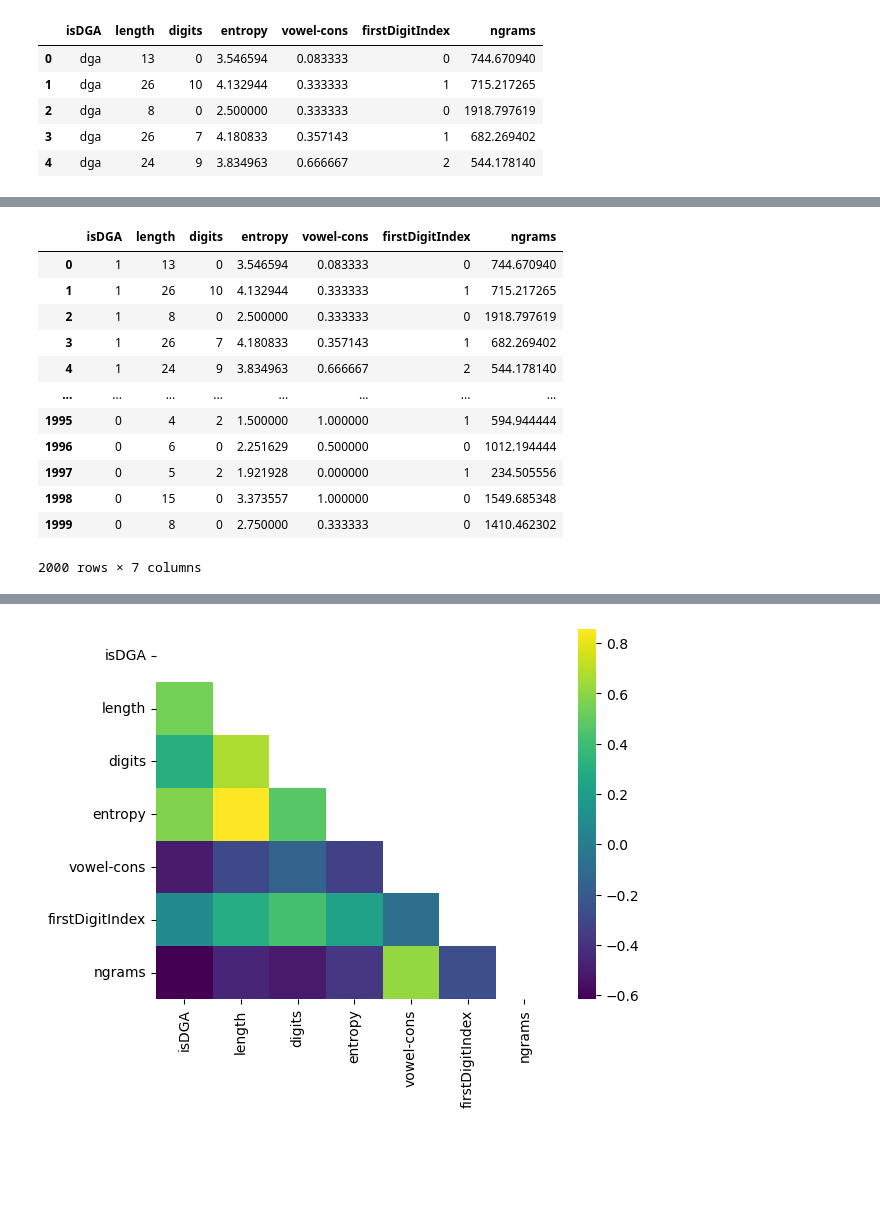
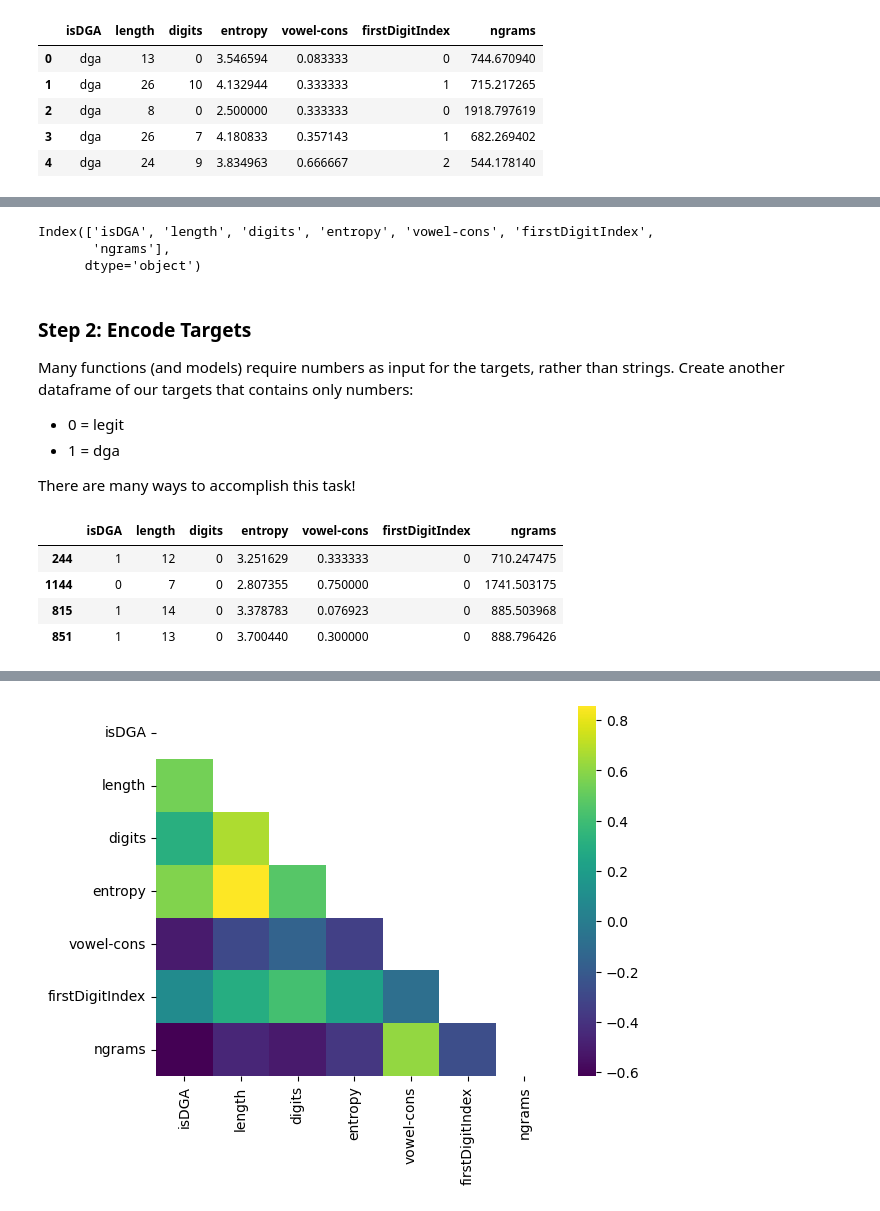
Before and after one commit to gtkcyber/ads_blackhat_2025, a Jupyter notebook: answers/Worksheet 4.0 - Feature Engineering - Answers.ipynb, the cells around one changed output, grey strips where cells are left out. Drawn from its saved outputs; the diff is of its cells as text; code cells hidden in the pictures; blank space fills up the shorter version.

```diff
--- a/answers/Worksheet 4.0 - Feature Engineering - Answers.ipynb
+++ b/answers/Worksheet 4.0 - Feature Engineering - Answers.ipynb
@@ -320,22 +333,28 @@ First we will compute a correlation matrix to see how correlated each feature is
+# %%
+# get a look at the names of all our columns
+df_final.columns
+# %% [output]
+Index(['isDGA', 'length', 'digits', 'entropy', 'vowel-cons', 'firstDigitIndex',
+       'ngrams'],
+      dtype='object')
 # %%
 feature_names = ['length','digits','entropy','vowel-cons','firstDigitIndex','ngrams']
 features = df_final[feature_names]
 target = df_final['isDGA']
+# %% [markdown]
+### Step 2: Encode Targets
+Many functions (and models) require numbers as input for the targets, rather than strings. Create another dataframe of our targets that contains only numbers:
+- 0 = legit
+- 1 = dga
+
+There are many ways to accomplish this task!
 # %%
 # Replace the strings in the target column with numbers
 df_final_int = df_final.replace('dga',1).replace('legit',0)
-df_final_int
+df_final_int.sample(4)
 # %% [output]
 |  | isDGA | length | digits | entropy | vowel-cons | firstDigitIndex | ngrams |
-| 0 | 1 | 13 | 0 | 3.546594 | 0.083333 | 0 | 744.670940 |
-| 1 | 1 | 26 | 10 | 4.132944 | 0.333333 | 1 | 715.217265 |
-| 2 | 1 | 8 | 0 | 2.500000 | 0.333333 | 0 | 1918.797619 |
-| 3 | 1 | 26 | 7 | 4.180833 | 0.357143 | 1 | 682.269402 |
-| 4 | 1 | 24 | 9 | 3.834963 | 0.666667 | 2 | 544.178140 |
-| ... | ... | ... | ... | ... | ... | ... | ... |
-| 1995 | 0 | 4 | 2 | 1.500000 | 1.000000 | 1 | 594.944444 |
-| 1996 | 0 | 6 | 0 | 2.251629 | 0.500000 | 0 | 1012.194444 |
-| 1997 | 0 | 5 | 2 | 1.921928 | 0.000000 | 1 | 234.505556 |
-| 1998 | 0 | 15 | 0 | 3.373557 | 1.000000 | 0 | 1549.685348 |
-| 1999 | 0 | 8 | 0 | 2.750000 | 0.333333 | 0 | 1410.462302 |
+| 244 | 1 | 12 | 0 | 3.251629 | 0.333333 | 0 | 710.247475 |
+| 1144 | 0 | 7 | 0 | 2.807355 | 0.750000 | 0 | 1741.503175 |
+| 815 | 1 | 14 | 0 | 3.378783 | 0.076923 | 0 | 885.503968 |
+| 851 | 1 | 13 | 0 | 3.700440 | 0.300000 | 0 | 888.796426 |
-2000 rows × 7 columns
```
Also changed, not shown: parts of 29 cells of this notebook, 2 other files.
